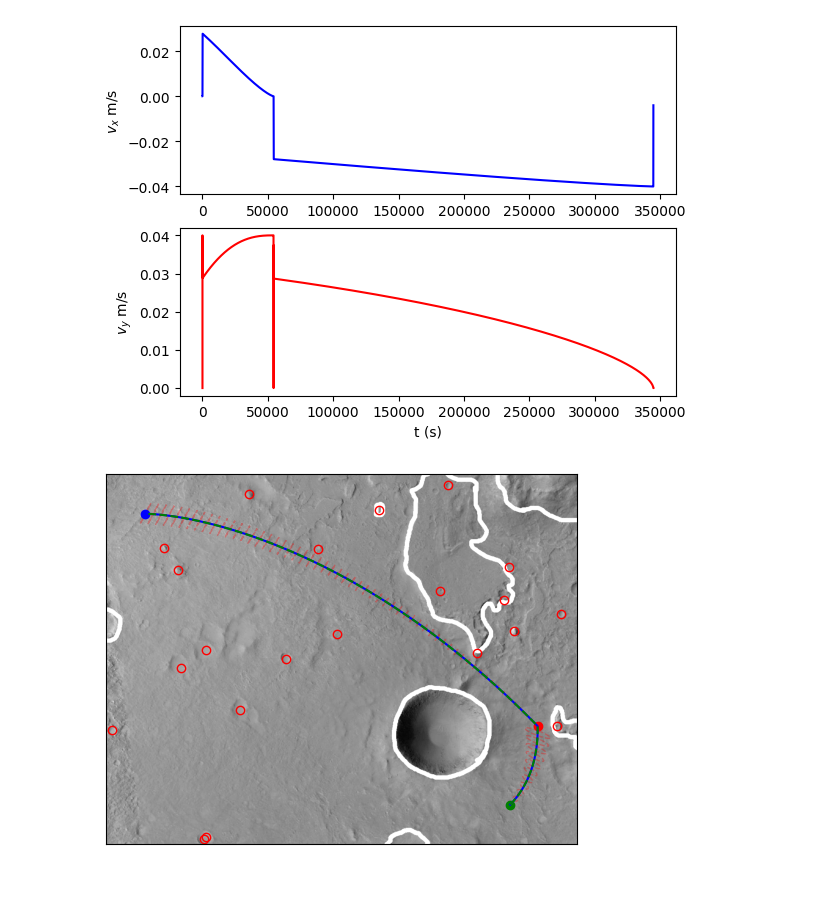
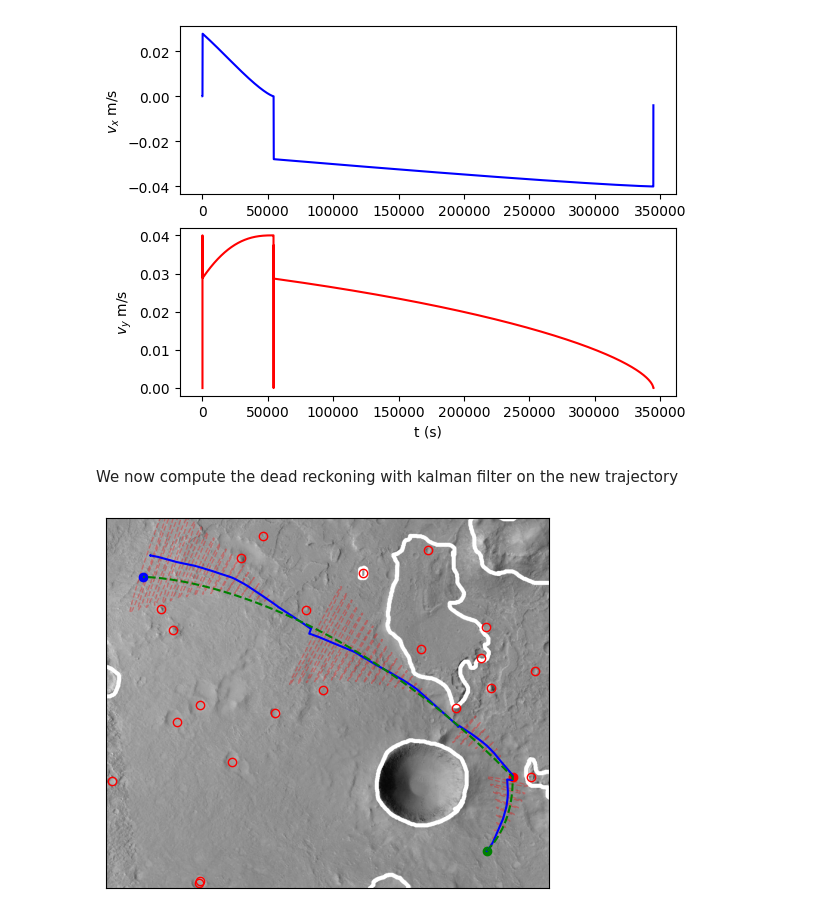
Before and after one commit to Meoli96/Robotic-pathfinding, a Jupyter notebook: main.ipynb, the cells around one changed output. Drawn from its saved outputs; the diff is of its cells as text; code cells hidden in the pictures; blank space fills up the shorter version.

```diff
--- a/main.ipynb
+++ b/main.ipynb
@@ -440,13 +415,15 @@ plt.show()
 # %% [output]
 [figure]
 [figure]
+# %% [markdown]
+We now compute the dead reckoning with kalman filter on the new trajectory
 # %%
-ekf_traj, ekf_p = EKF(ekf_grid, q_new, p0,
+ekf_traj2, ekf_p2 = EKF(ekf_grid, q_new, p0,
                       sigma_d, sigma_phi,
                       sigma_rho, sigma_beta, lidar_range)
 # %%
-ekf_path = Path(ekf_traj[:,0:2], ekf_p[:,0:2,0:2],'b-')
-mars_grid.plot_on([P0p, P1p, Pviap, ekf_path, q_new_path],
+ekf_path2 = Path(ekf_traj2[:,0:2], ekf_p2[:,0:2,0:2],'b-')
+mars_grid.plot_on([P0p, P1p, Pviap, ekf_path2, q_new_path],
                   landmarks=True, uncertainty=True, submap=True)
 # %% [output]
-[figure, old version]
+[figure, new version]
```
Also changed, not shown: parts of 20 cells of this notebook, 3 other files.
